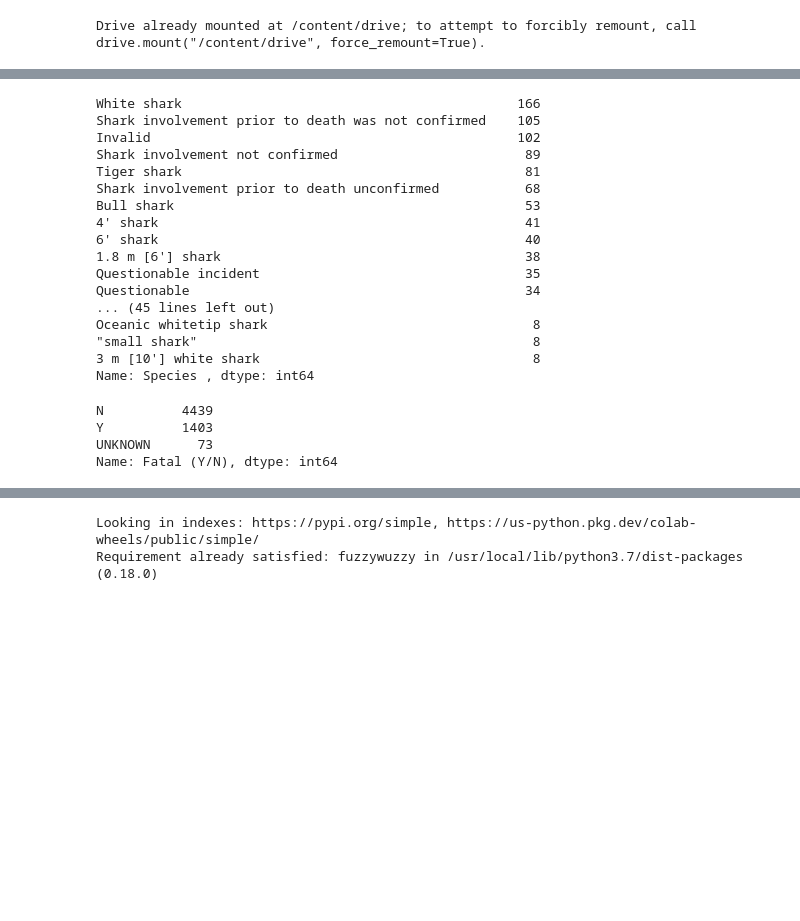
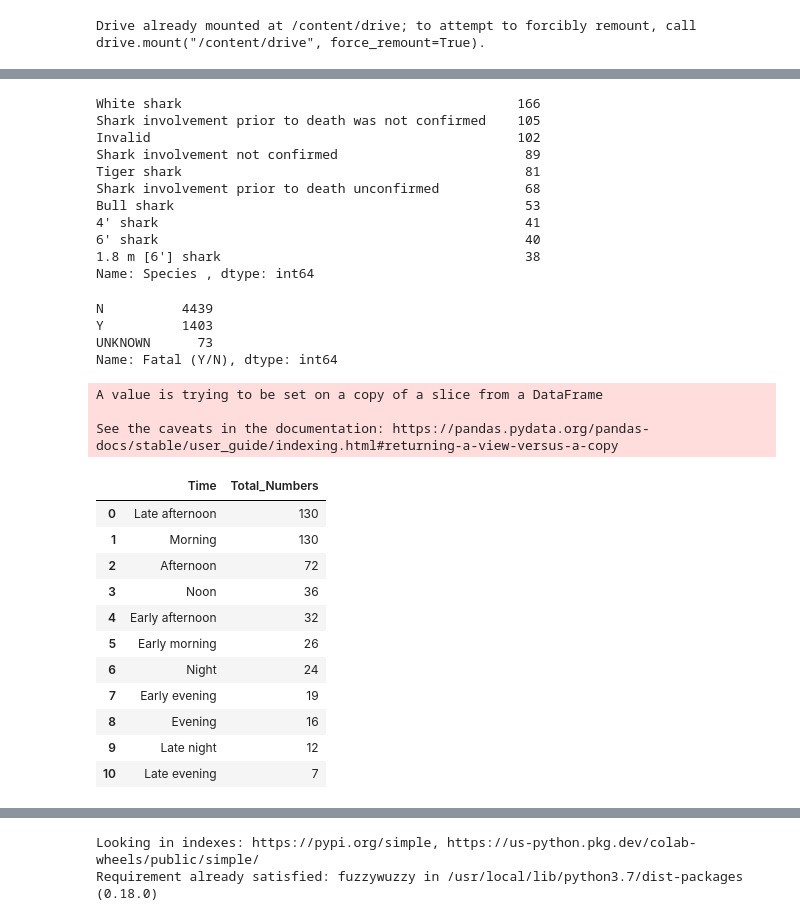
Before and after one commit to kkoke001/Shark-Attacks-Project-2, a Jupyter notebook: kamilla_Kokenazde_Final_project (1).ipynb, the cells around one changed output, grey strips where cells are left out. Saved outputs shown, nothing was run; the diff lists cells and outputs as text; code cells hidden in the pictures; blank space fills up the shorter version.

```diff
--- a/kamilla_Kokenazde_Final_project (1).ipynb
+++ b/kamilla_Kokenazde_Final_project (1).ipynb
@@ -20,7 +21,7 @@ df.iloc[:5,:17]
 | 3 | 3 | 2020.01.16 | 16-Jan-2020 | 2020.0 | Unprovoked | NEW ZEALAND | Southland | Oreti Beach | Surfing | Jordan King | ... |
 | 4 | 4 | 2020.01.13 | 13-Jan-2020 | 2020.0 | Unprovoked | USA | North Carolina | Rodanthe, Dare County | Surfing | Samuel Horne | ... |
 # %%
-df["Species "].dropna(how='any').value_counts().head(60)
+df["Species "].dropna(how='any').value_counts().head(10)
 # %% [output]
 White shark                                           166
 Shark involvement prior to death was not confirmed    105
@@ -32,12 +33,6 @@ Bull shark                                             53
 4' shark                                               41
 6' shark                                               40
 1.8 m [6'] shark                                       38
-Questionable incident                                  35
-Questionable                                           34
-... (45 lines left out)
-Oceanic whitetip shark                                  8
-"small shark"                                           8
-3 m [10'] white shark                                   8
 Name: Species , dtype: int64
 # %%
 
@@ -61,16 +56,16 @@ Fatal_injuries= shark_attack[shark_attack["Fatal (Y/N)"]=="Y"]
 Fatal_injuries= Fatal_injuries.dropna(how='any').groupby('Time').agg({"Time":"count"})\
 .rename(columns={'Time':'Total_Numbers'}).sort_values("Total_Numbers", ascending= False).reset_index()
 # Fatal_injuries.head(20)
-Fatal_injuries.loc[Fatal_injuries['Time'].str.startswith('05'),'Time']= 'Early morning'
-Fatal_injuries.loc[Fatal_injuries['Time'].str.startswith('06'),'Time']= 'Early morning'
-Fatal_injuries.loc[Fatal_injuries['Time'].str.startswith('07'),'Time']= 'Early morning'
+Fatal_injuries.loc[Fatal_injuries['Time'].str.startswith('05h'),'Time']= 'Early morning'
+Fatal_injuries.loc[Fatal_injuries['Time'].str.startswith('06h'),'Time']= 'Early morning'
+Fatal_injuries.loc[Fatal_injuries['Time'].str.startswith('07h'),'Time']= 'Early morning'
 Fatal_injuries.loc[Fatal_injuries['Time']=='\"shortly before dusk\"','Time']= 'Early morning'
 Fatal_injuries.loc[Fatal_injuries['Time']=='Dusk','Time']= 'Early morning'
 Fatal_injuries.loc[Fatal_injuries['Time']=='Daybreak','Time']= 'Early morning'
 Fatal_injuries.loc[Fatal_injuries['Time']=='Prior to 10h37','Time']= 'Morning'
-Fatal_injuries.loc[Fatal_injuries['Time'].str.startswith('08'),'Time']= 'Morning'
-Fatal_injuries.loc[Fatal_injuries['Time'].str.startswith('09'),'Time']= 'Morning'
-Fatal_injuries.loc[Fatal_injuries['Time'].str.startswith('10'),'Time']= 'Morning'
+Fatal_injuries.loc[Fatal_injuries['Time'].str.startswith('08h'),'Time']= 'Morning'
+Fatal_injuries.loc[Fatal_injuries['Time'].str.startswith('09h'),'Time']= 'Morning'
+Fatal_injuries.loc[Fatal_injuries['Time'].str.startswith('10h'),'Time']= 'Morning'
 Fatal_injuries.loc[Fatal_injuries['Time'].str.startswith('11'),'Time']= 'Morning'
 Fatal_injuries.loc[Fatal_injuries['Time'].str.startswith('>05'),'Time']= 'Early morning'
 Fatal_injuries.loc[Fatal_injuries['Time'].str.startswith('>06'),'Time']= 'Early morning'
@@ -81,7 +76,7 @@ Fatal_injuries.loc[Fatal_injuries['Time'].str.startswith('>09'),'Time']= 'Mornin
 Fatal_injuries.loc[Fatal_injuries['Time'].str.startswith('>10'),'Time']= 'Morning'
 Fatal_injuries.loc[Fatal_injuries['Time'].str.contains('ore 10h'),'Time']= 'Morning'
 Fatal_injuries.loc[Fatal_injuries['Time'].str.startswith('>11'),'Time']= 'Noon'
-Fatal_injuries.loc[Fatal_injuries['Time']=='Midnight','Time']= 'Noon'
+Fatal_injuries.loc[Fatal_injuries['Time']=='Midnight','Time']= 'Night'
 Fatal_injuries.loc[Fatal_injuries['Time'].str.startswith('A.M'),'Time']= 'Morning'
 Fatal_injuries.loc[Fatal_injuries['Time'].str.startswith('12'),'Time']= 'Noon'
 Fatal_injuries.loc[Fatal_injuries['Time']=='Midday','Time']= 'Noon'
@@ -110,10 +105,33 @@ Fatal_injuries.loc[Fatal_injuries['Time'].str.startswith('03'),'Time']= 'Late ni
 Fatal_injuries.loc[Fatal_injuries['Time'].str.startswith('04'),'Time']= 'Late night'
 Fatal_injuries.loc[Fatal_injuries['Time']== 'Dark','Time']= 'Night'
 
-Fatal_injuries.loc[Fatal_injuries['Time'].str.contains('04'),'Time']= 'Late night'
-Fatal_injuries.loc[Fatal_injuries['Time'].str.contains('03'),'Time']= 'Late night'
+Fatal_injuries.loc[Fatal_injuries['Time'].str.contains('fter 04'),'Time']= 'Early morning'
+Fatal_injuries.loc[Fatal_injuries['Time'].str.contains('at 03h10'),'Time']= 'Late night'
 Fatal_injuries.loc[Fatal_injuries['Time']=='Before daybreak','Time']= 'Late night'
 Fatal_injuries.loc[Fatal_injuries['Time']=='Shortly after midnight','Time']= 'Late night'
 # %%
 deadly_time= Fatal_injuries.groupby('Time').agg({"Total_Numbers":"sum"}).sort_values("Total_Numbers", ascending= False).reset_index()
-dt= deadly_time.head(10)
+dt= deadly_time.head(20)
+text='FATAL (Wire netting installed at local beaches after this incident.)'
+index = dt[(dt['Time']==text) | (dt['Time']=="--")].index
+
+dt.drop(index , inplace=True)
+
+
+dt.head(20)
+# %% [output]
+A value is trying to be set on a copy of a slice from a DataFrame
+
+See the caveats in the documentation: https://pandas.pydata.org/pandas-docs/stable/user_guide/indexing.html#returning-a-view-versus-a-copy
+|  | Time | Total_Numbers |
+| 0 | Late afternoon | 130 |
+| 1 | Morning | 130 |
+| 2 | Afternoon | 72 |
+| 3 | Noon | 36 |
+| 4 | Early afternoon | 32 |
+| 5 | Early morning | 26 |
+| 6 | Night | 24 |
+| 7 | Early evening | 19 |
+| 8 | Evening | 16 |
+| 9 | Late night | 12 |
+| 10 | Late evening | 7 |
```
Also changed, not shown: parts of 26 cells of this notebook, 1 other file.
